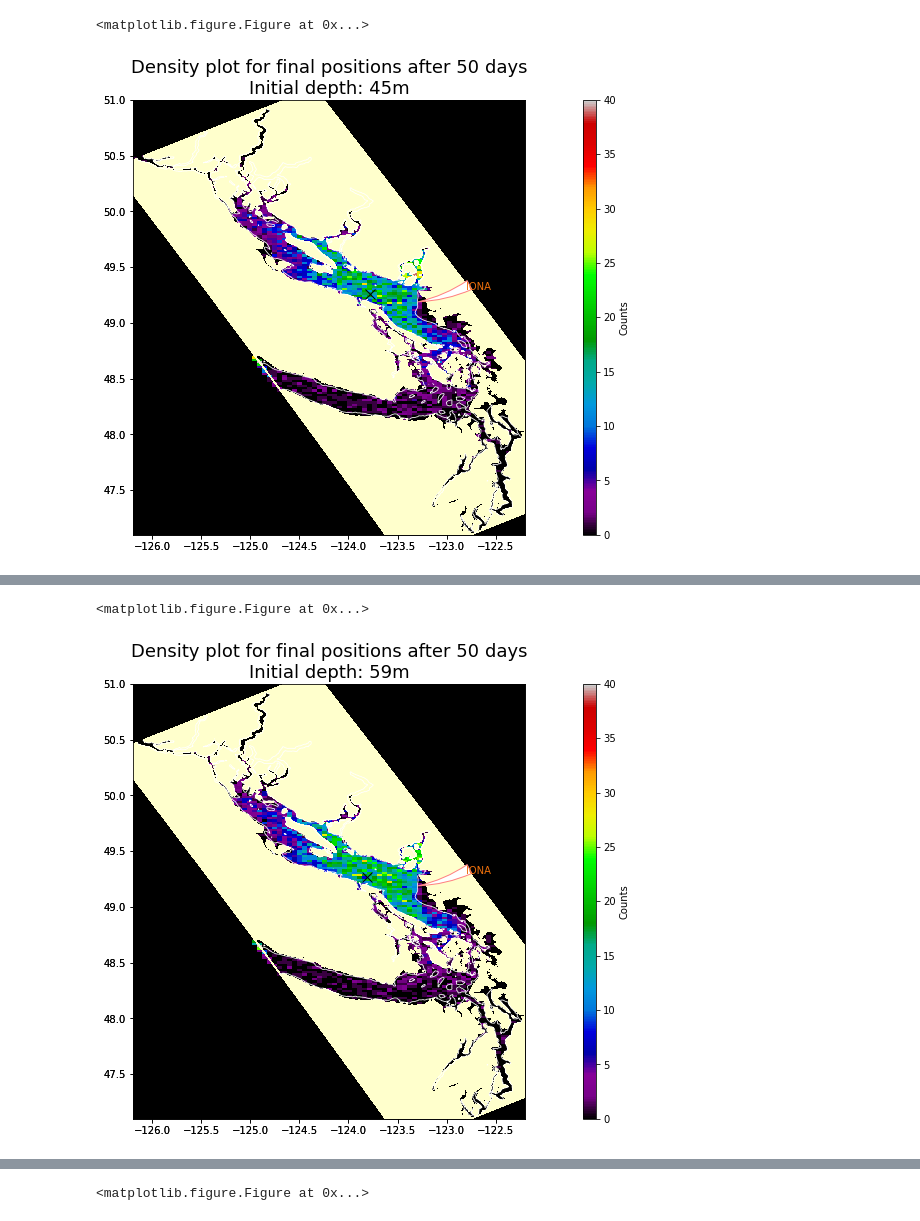
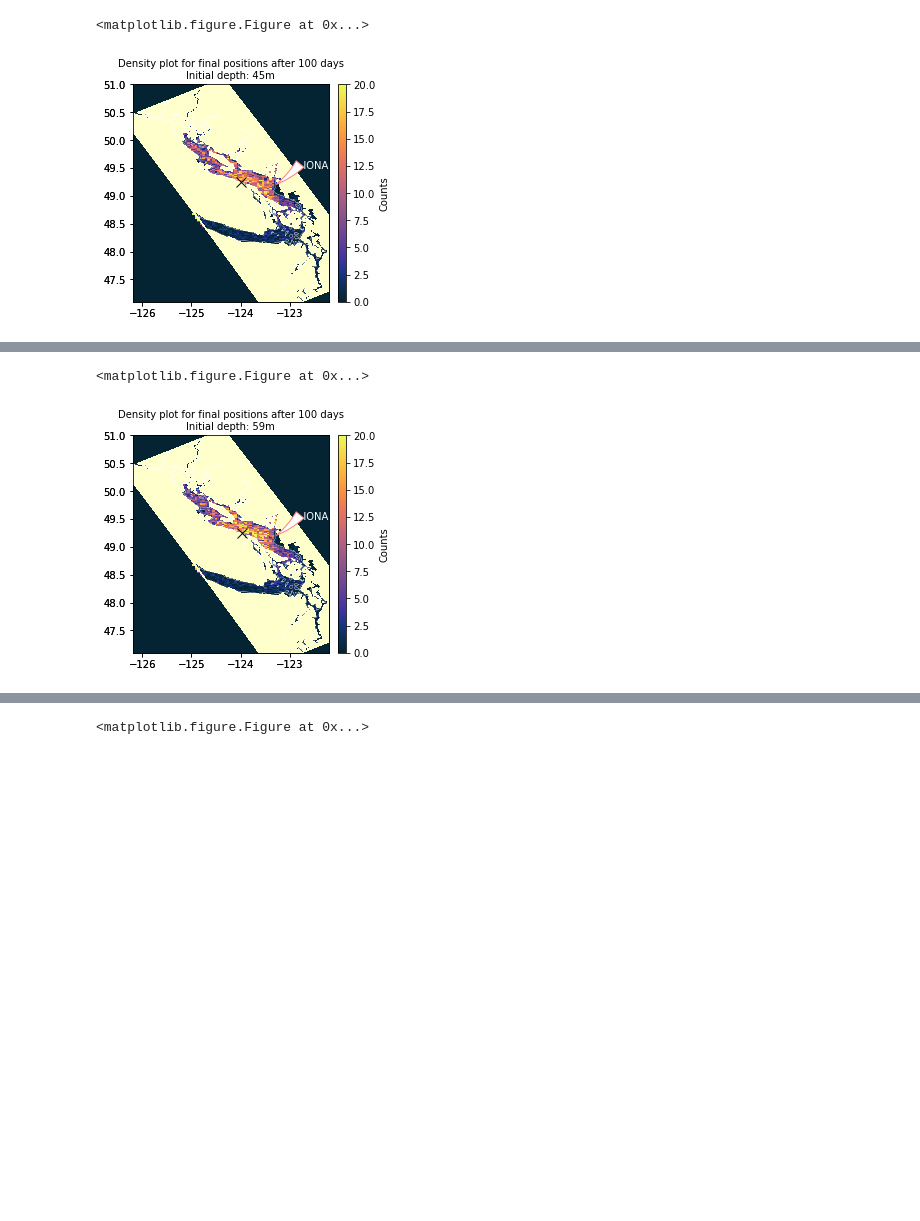
Before and after one commit to SalishSeaCast/analysis-giorgio-2, a Jupyter notebook: revised_notebooks/3analysis_plots/2016plots_perdepth_base.ipynb, the cells around one changed output, grey strips where cells are left out. Saved outputs shown, nothing was run; the diff lists cells and outputs as text; code cells hidden in the pictures; blank space fills up the shorter version.

```diff
--- a/revised_notebooks/3analysis_plots/2016plots_perdepth_base.ipynb
+++ b/revised_notebooks/3analysis_plots/2016plots_perdepth_base.ipynb
@@ -22,7 +23,7 @@ get_ipython().magic('matplotlib inline')
 # %%
 #Parameters
 
-cmap = plt.get_cmap('nipy_spectral')
+cmap = cmocean.cm.thermal
 cmap.set_bad('burlywood')
 
 # H = 24 #One day in hours
@@ -110,7 +111,7 @@ def plot(points, title = 'title', picname = "noname"):
     Jedges,Iedges=np.meshgrid(jedges,iedges)
 
 
-    fig, axs = plt.subplots(1,1,figsize=(9,8))
+    fig, axs = plt.subplots(1,1,figsize=(6,4))
     mesh0 = axs.pcolormesh(Iedges,Jedges,griddata,cmap=cmap)
     mesh0.set_clim(vmin = 0, vmax = vmax)
     axs.set_xlim(xl)
@@ -120,31 +121,33 @@ def plot(points, title = 'title', picname = "noname"):
     axs.set_position(pos2)
     axs2 = plt.axes(pos2)
     viz_tools.set_aspect(axs,coords='map')
-    mesh1=axs2.pcolormesh(nav_lon,nav_lat,np.ma.masked_where(tmask[0,0,:,:]==1,tmask[0,0,:,:]),cmap='YlOrRd')
+    mesh1=axs2.pcolormesh(nav_lon,nav_lat,np.ma.masked_where(tmask[0,0,:,:]==1,
+                                                             tmask[0,0,:,:]),
+                          cmap='YlOrRd')
+
     axs2.set_xlim(xl)
     axs2.set_ylim(yl)
     axs2.patch.set_alpha(0)
     viz_tools.set_aspect(axs2,coords='map')
-    axsCB=plt.axes((pos2[0]+pos2[3],pos2[1],.02,pos2[3]))
+    axsCB=plt.axes((pos2[0]+pos2[3] - 0.145,pos2[1],.02,pos2[3]))
     cbar = fig.colorbar(mesh0,cax=axsCB)
     cbar.set_label ("Counts")
 
     tstr = "\n Total of trajectories: {}".format( int(np.sum(griddata)) )
 
-    axs2.set_title( title, size = 18 )
-
-    el = Ellipse((2, -1), 0.5, 0.5)
+    axs.set_title( title, fontsize = 10 )
 
     axs2.annotate(
-            "IONA",
-            xy=(Iona[0], Iona[1]), xytext=(50, 10),
-            textcoords='offset points', ha='left', va='bottom', color = (0.937, 0.439, 0.043),
+            "   IONA",
+            xy=(Iona[0], Iona[1]), xytext=(20, 15),
+            textcoords='offset points', ha='left', va='bottom', color = 'white',
             arrowprops=dict(arrowstyle="wedge,tail_width=1.",
                                       fc=(1,1,1), ec=(1., .5, .5),
                                       patchA=None,
-                                      patchB=el,
+                                      patchB=Ellipse((2, -1), 0.5, 0.5),
                                       relpos=(0.2, 0.8),
-                                      connectionstyle="arc3,rad=-0.1"))
+                                      connectionstyle="arc3,rad=-0.1")
+    )
 
     fb=nc.Dataset('/ocean/gsgarbi/revised_notebooks/ncfiles/bathymetry_201702.nc')
 
@@ -153,7 +156,7 @@ def plot(points, title = 'title', picname = "noname"):
     LAT = np.copy(fb.variables ['nav_lat'])
     fb.close()
 
-    axs2.contour(LON,LAT,B,levels=[50,], colors = ['w',], linewidths = [0.8,])
+    axs2.contour(LON,LAT,B,levels=[50,], colors = ['w',], linewidths = [0.4,])
 
     xc = np.mean(points[:,1])
     yc = np.mean(points[:,2])
@@ -173,7 +176,7 @@ def plot(points, title = 'title', picname = "noname"):
 # %%
 plt.clf()
 
-nday = 50
+nday = 100
 
 year1 = []
 year2 = []
@@ -242,2 +245,2 @@ start:  2017-07-08 00:30:22.271733
 <matplotlib.figure.Figure at 0x...>
-[figure, old version]
+[figure, new version]
@@ -245,2 +248,2 @@ start:  2017-07-08 00:30:23.394180
 <matplotlib.figure.Figure at 0x...>
-[figure, old version]
+[figure, new version]
```
Also changed, not shown: parts of 3 cells of this notebook, 8 other files.
